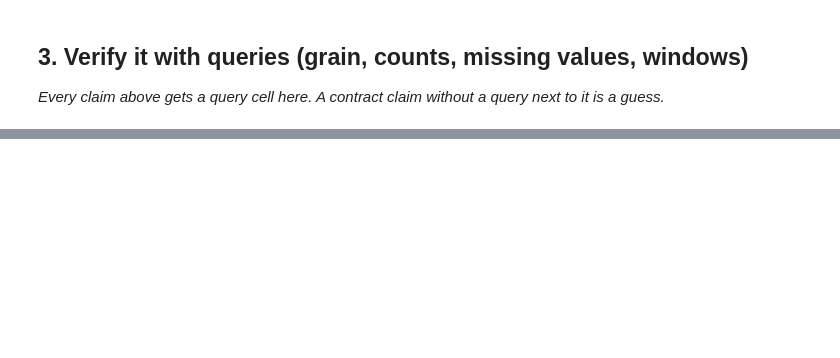
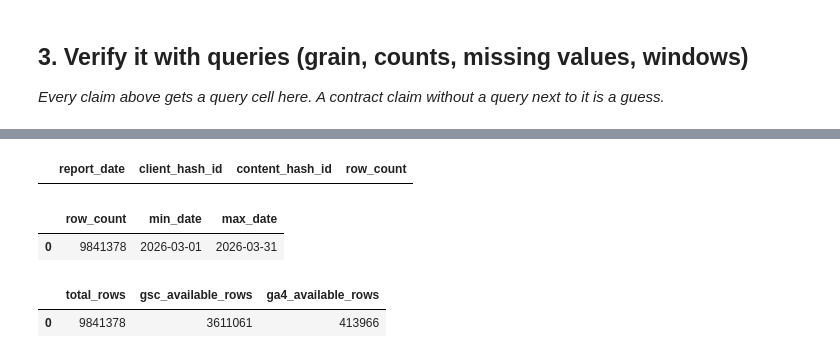
Before and after one commit to Saurabh07-Nishad/flyrank-ml-internship, a Jupyter notebook: work/notebooks/w03_data_contract.ipynb, the cells around one changed output, grey strips where cells are left out. Cells and saved outputs as stored; diff of their text form; code cells hidden in the pictures; blank space fills up the shorter version.

Commit message:
Complete Week 3 data contract

```diff
--- a/work/notebooks/w03_data_contract.ipynb
+++ b/work/notebooks/w03_data_contract.ipynb
@@ -36,0 +121,42 @@ This skeleton is yours to fill. Work the sections **in order** — each one has
+# %%
+grain_check = con.sql(f"""
+    SELECT
+        report_date,
+        client_hash_id,
+        content_hash_id,
+        COUNT(*) AS row_count
+    FROM {REL}
+    GROUP BY report_date, client_hash_id, content_hash_id
+    HAVING COUNT(*) > 1
+    LIMIT 5
+""").df()
+
+grain_check
+# %% [output]
+|  | report_date | client_hash_id | content_hash_id | row_count |
+# %%
+count_check = con.sql(f"""
+    SELECT
+        COUNT(*) AS row_count,
+        MIN(report_date) AS min_date,
+        MAX(report_date) AS max_date
+    FROM {REL}
+""").df()
+
+count_check
+# %% [output]
+|  | row_count | min_date | max_date |
+| 0 | 9841378 | 2026-03-01 | 2026-03-31 |
+# %%
+availability_check = con.sql(f"""
+    SELECT
+        COUNT(*) AS total_rows,
+        COUNT(*) FILTER (WHERE gsc_data_available IS TRUE) AS gsc_available_rows,
+        COUNT(*) FILTER (WHERE ga4_data_available IS TRUE) AS ga4_available_rows
+    FROM {REL}
+""").df()
+
+availability_check
+# %% [output]
+|  | total_rows | gsc_available_rows | ga4_available_rows |
+| 0 | 9841378 | 3611061 | 413966 |
```
Also changed, not shown: parts of 24 cells of this notebook.
